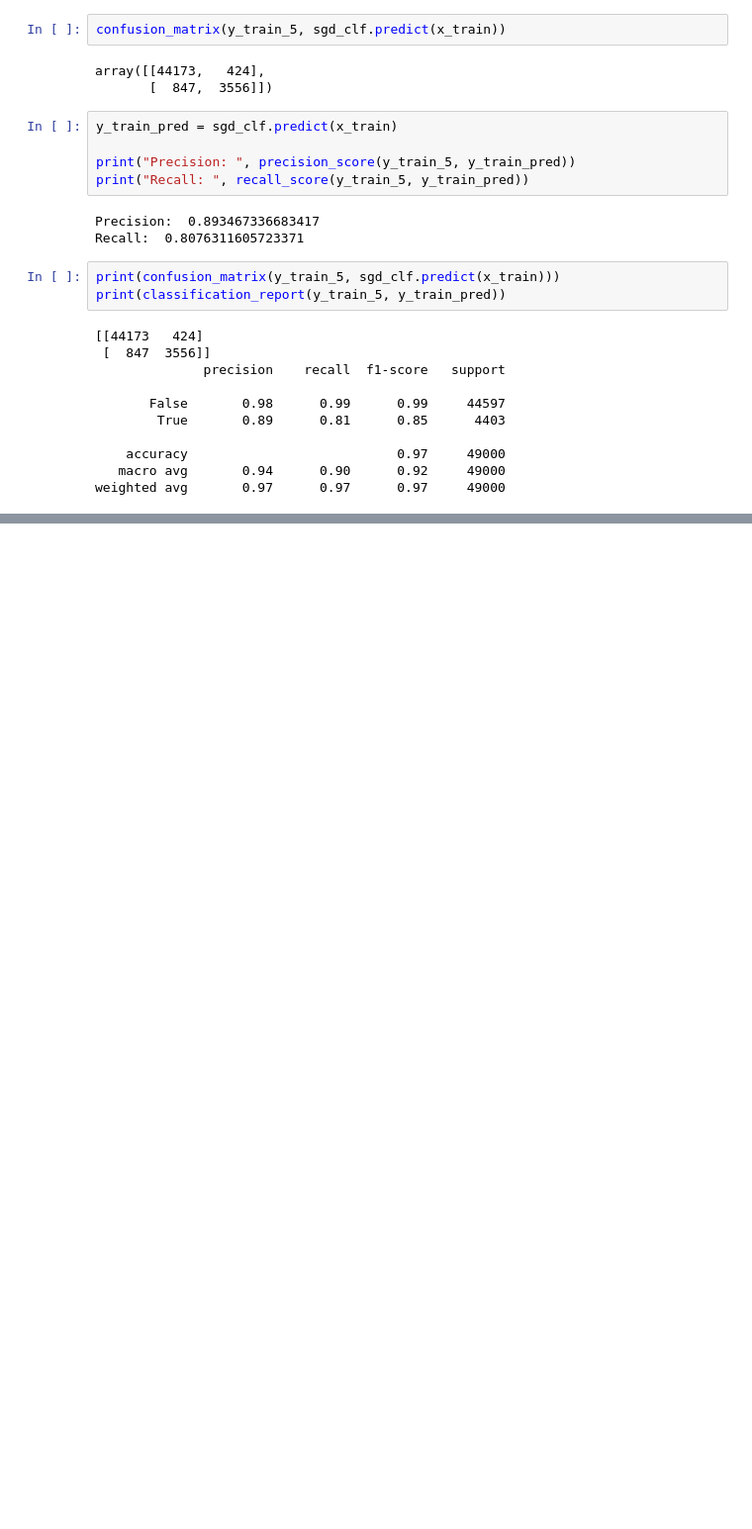
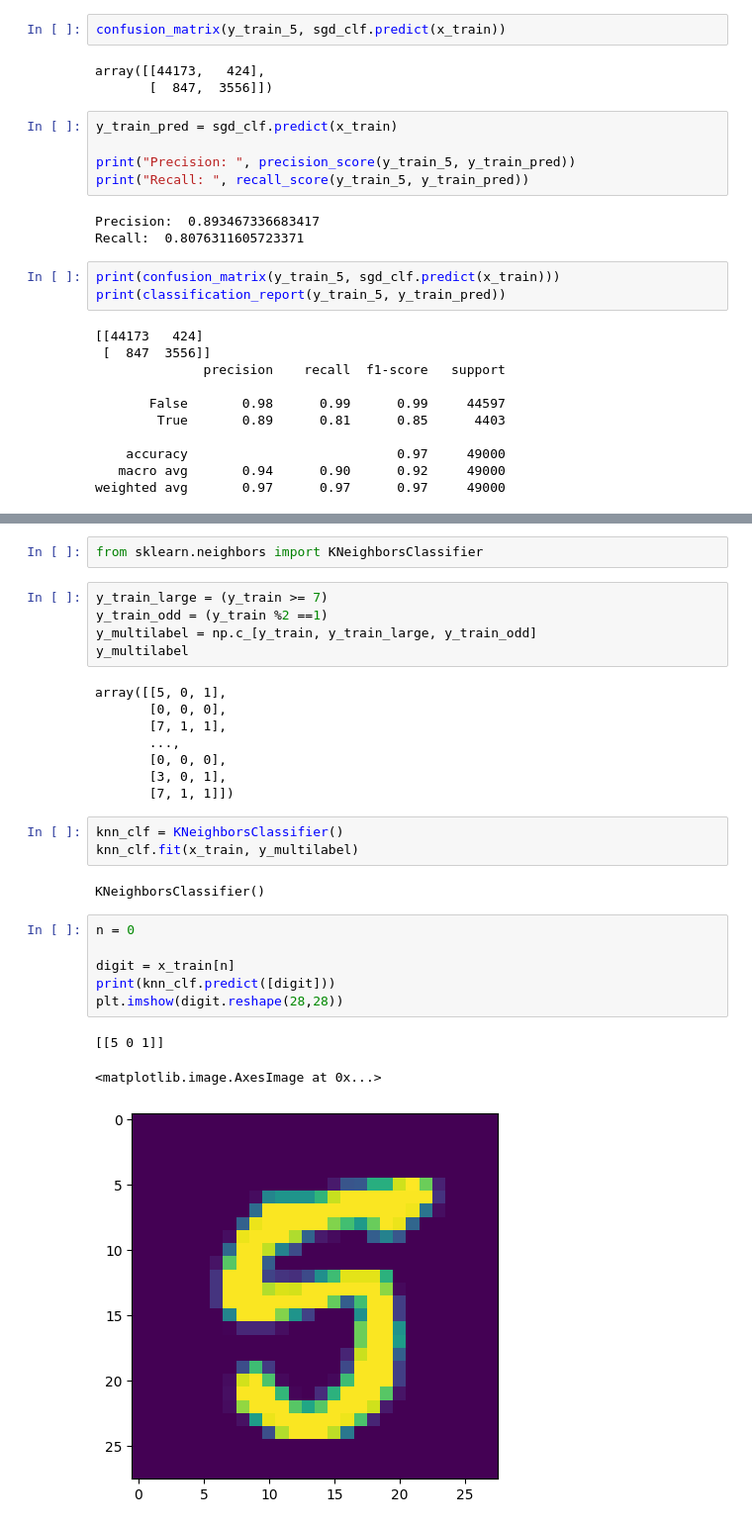
Before and after one commit to josepefg/portfolio_projects, a Jupyter notebook: Desafio_do_MNIST.ipynb, the cells around one changed output, grey strips where cells are left out. Shown: that part at 99% size. Cells and saved outputs as stored; diff of their text form; blank space fills up the shorter version.

```diff
--- a/Desafio_do_MNIST.ipynb
+++ b/Desafio_do_MNIST.ipynb
@@ -104,0 +156,30 @@ weighted avg       0.97      0.97      0.97     49000
+# %%
+from sklearn.neighbors import KNeighborsClassifier
+# %%
+y_train_large = (y_train >= 7)
+y_train_odd = (y_train %2 ==1)
+y_multilabel = np.c_[y_train, y_train_large, y_train_odd]
+y_multilabel
+# %% [output]
+array([[5, 0, 1],
+       [0, 0, 0],
+       [7, 1, 1],
+       ...,
+       [0, 0, 0],
+       [3, 0, 1],
+       [7, 1, 1]])
+# %%
+knn_clf = KNeighborsClassifier()
+knn_clf.fit(x_train, y_multilabel)
+# %% [output]
+KNeighborsClassifier()
+# %%
+n = 0
+
+digit = x_train[n]
+print(knn_clf.predict([digit]))
+plt.imshow(digit.reshape(28,28))
+# %% [output]
+[[5 0 1]]
+<matplotlib.image.AxesImage at 0x...>
+[figure, added]
```
Also changed, not shown: parts of 8 cells of this notebook.
